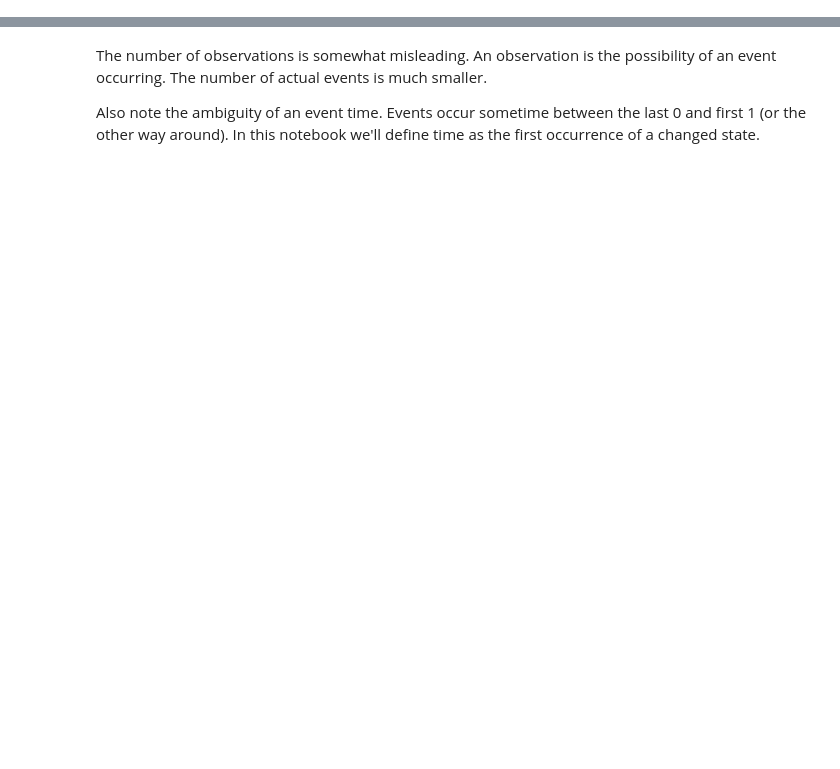
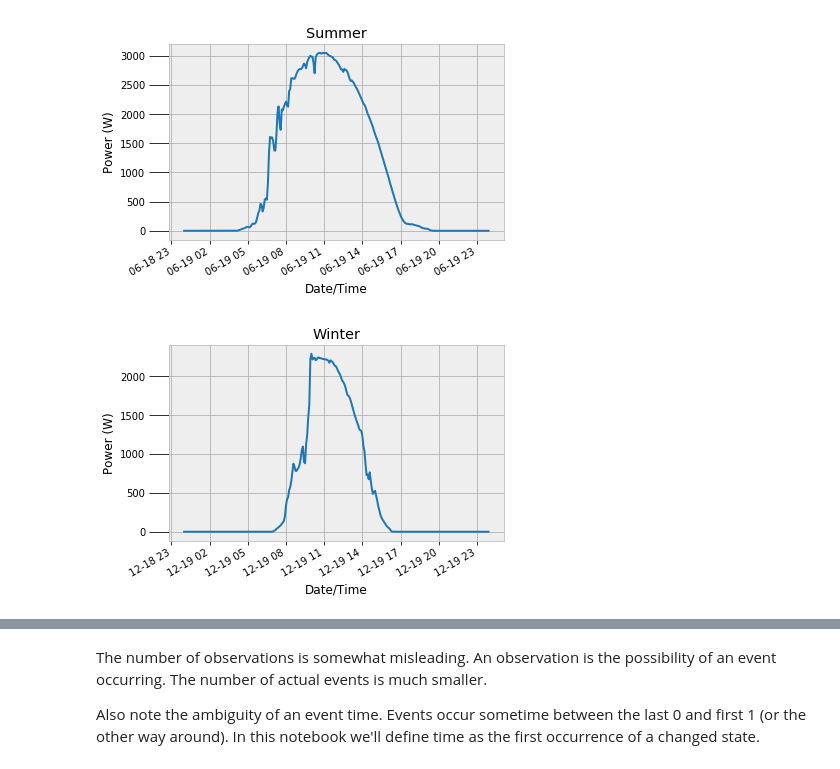
Before and after one commit to Turanga1/ai-projects, a Jupyter notebook: markov_chain_monte_carlo/markov_chain_monte_carlo.ipynb, the cells around one changed output, grey strips where cells are left out. Drawn from its saved outputs; the diff is of its cells as text; code cells hidden in the pictures; blank space fills up the shorter version.

```diff
--- a/markov_chain_monte_carlo/markov_chain_monte_carlo.ipynb
+++ b/markov_chain_monte_carlo/markov_chain_monte_carlo.ipynb
@@ -93,0 +49,27 @@ sleep_data.head()
+# %%
+# read file(s)
+solar = pd.read_csv('solar/Panelproduction.csv')
+solar.columns = ['date/time', 'inverter', 'power']
+
+# group by time
+solar = solar.groupby('date/time')['power'].sum().reset_index()
+
+# convert to US/Eastern time zone
+solar['date/time'] = pd.to_datetime(solar['date/time'], unit='s')\
+        .dt.tz_localize('utc', ambiguous=True)\
+        .dt.tz_convert('America/Bogota') # avoid DST
+solar.set_index('date/time', drop=False, inplace=True)
+del solar.index.name
+
+# fill overnight gaps
+solar = solar.asfreq(freq='5T', fill_value=0)
+# solar = solar.resample('5T').fillna(method='ffill')
+
+# Bad data on 2015-06-05 between midnight and sunrise
+solar[solar.power == 1530.838] = 0
+
+# normalize time to minutes from midnight
+solar['light'] = np.where(solar.power >= 1, 1, 0)
+solar['time'] = solar.index.time
+solar['minutes'] = solar.index.hour * 60 + solar.index.minute
+solar.info()
@@ -93,0 +88,14 @@ sleep_data.head()
+# %%
+solar['2018-06-19']['power'].plot()
+plt.title('Summer')
+plt.xlabel('Date/Time')
+plt.ylabel('Power (W)')
+plt.show();
+solar['2018-12-19']['power'].plot()
+plt.title('Winter')
+plt.xlabel('Date/Time')
+plt.ylabel('Power (W)')
+plt.show();
+# %% [output]
+[figure, added]
+[figure, added]
```
Also changed, not shown: parts of 63 cells of this notebook.
